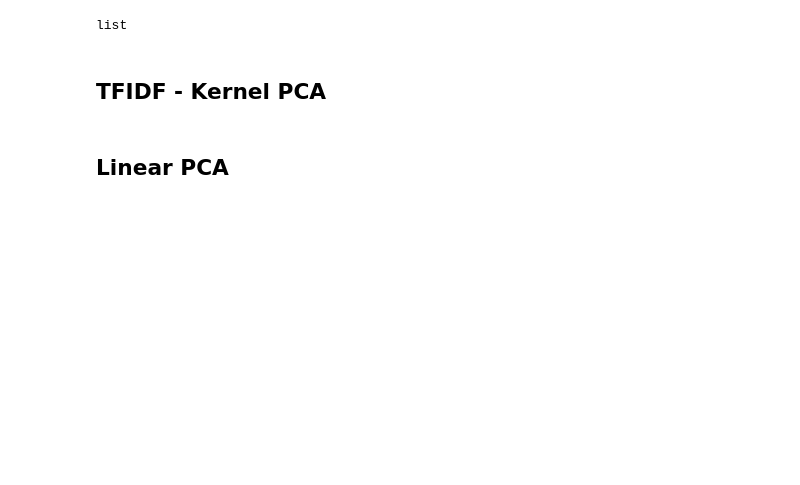
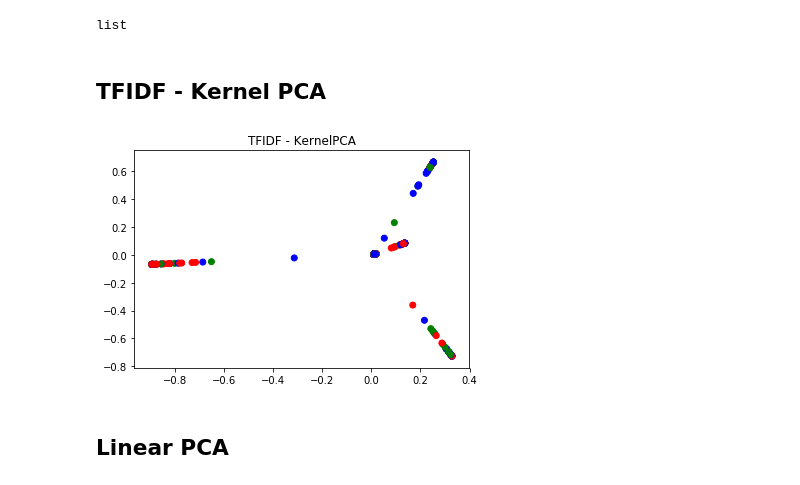
Before and after one commit to albertolovell/closed_caption_classifier, a Jupyter notebook: cc.ipynb, the cells around one changed output. Saved outputs shown, nothing was run; the diff lists cells and outputs as text; code cells hidden in the pictures; blank space fills up the shorter version.

```diff
--- a/cc.ipynb
+++ b/cc.ipynb
@@ -280,14 +280,16 @@ def KMeans_PCA_plot(doc_list, num_clusters=3, n_jobs=4):
 # %%
 tfidf_model = vectorize_text(text)
 
 kpca = KernelPCA(n_components=5, kernel='rbf', gamma=15)
 X_kpca = kpca.fit_transform(tfidf_model)
 
 
 plt.figure()
 plt.title('TFIDF - KernelPCA')
-plt.scatter(X_kpca[:, 0], X_kpca[:, 1], c='r')
+plt.scatter(X_kpca[:, 0], X_kpca[:, 1], c='rgb')
 plt.show()
+# %% [output]
+[figure, added]
 # %%
 X_kpca.shape #n_samples, n_components(clusters)
 # %% [markdown]
```
Also changed, not shown: parts of 5 cells of this notebook, 1 other file.
